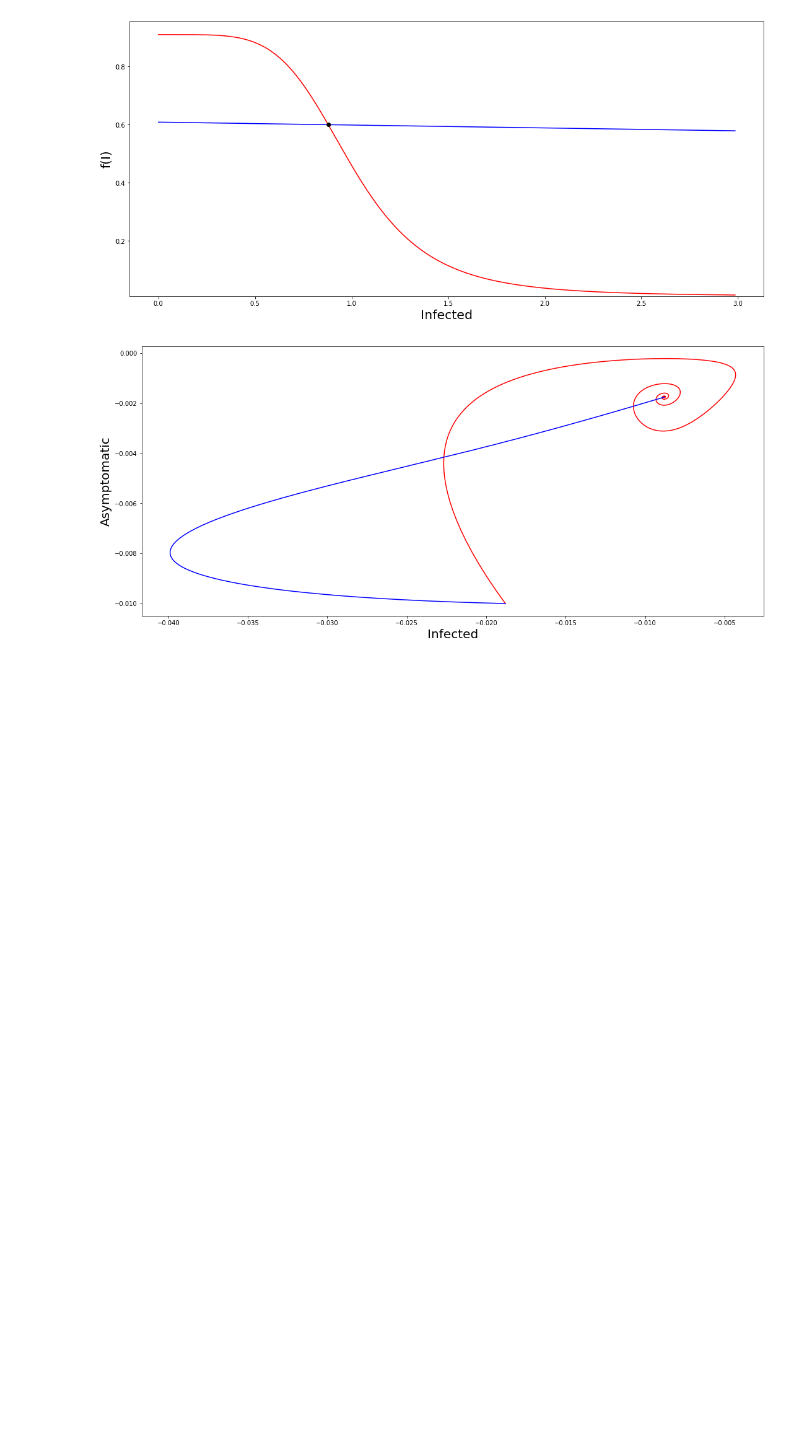
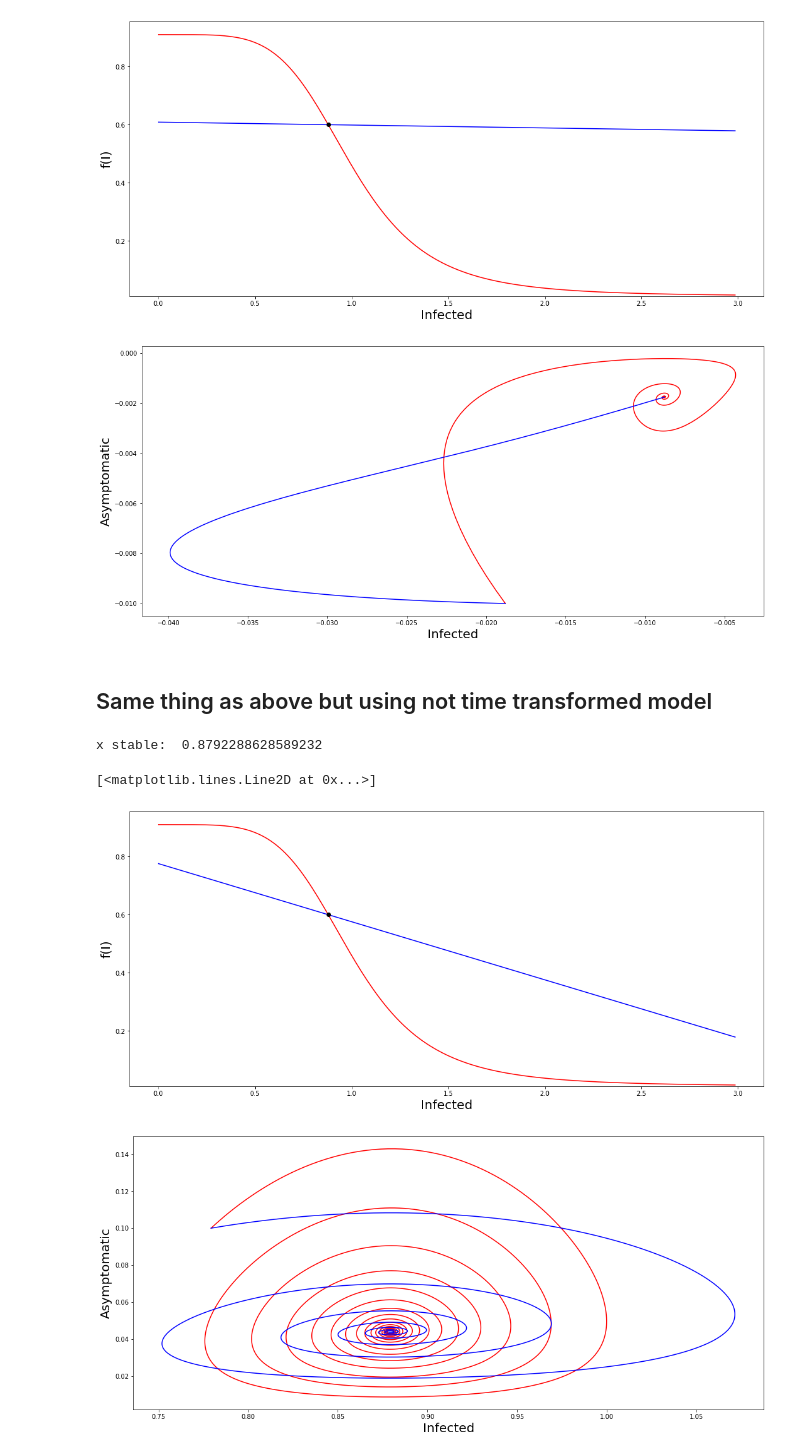
Before and after one commit to holiday-pettijohn/COVID-Tracking-Biola-Summer, a Jupyter notebook: Code/Feedback Paper Code/Linear Approximation Proving.ipynb, the cells around one changed output. Saved outputs shown, nothing was run; the diff lists cells and outputs as text; code cells hidden in the pictures; blank space fills up the shorter version.

Commit message:
version of previous commit
added another version of previous commit for further persuasion

```diff
--- a/Code/Feedback Paper Code/Linear Approximation Proving.ipynb
+++ b/Code/Feedback Paper Code/Linear Approximation Proving.ipynb
@@ -183,3 +183,76 @@ x stable:  -0.008792288628589232
 [<matplotlib.lines.Line2D at 0x...>]
 [figure]
 [figure]
+# %% [markdown]
+## Same thing as above but using not time transformed model
+# %%
+def odeDrawerNormal(start, time, p, speed=.1): #using the equations, p = [v_1, k_1, k_2, k_3, b0, b1, b2, b3]
+    y = np.zeros(time)
+    x = np.zeros(time)
+    y[0] = start[1]
+    x[0] = start[0]
+    for i in range(1, time): #just iterate equations
+        yDot = feedFunc(x[i-1], p[3], p[4], p[5], p[6])*y[i-1] - p[1]*y[i-1]
+        xDot = p[2]*y[i-1] - p[3]*x[i-1]
+        y[i] = speed*yDot + y[i-1]
+        x[i] = speed*xDot + x[i-1]
+    return x,y
+
+def odeDrawerLinear(start, time, p, speed=.1): #using the equations, params = [v_1, k_1, k_2, k_3, b0, b1, b2, b3]
+    y = np.zeros(time)
+    x = np.zeros(time)
+    y[0] = start[1]
+    x[0] = start[0]
+    for i in range(1, time): #just iterate equations
+        yDot = p[0]*x[i-1]*y[i-1] - p[0]*feedFuncInverse(p[1], p[3], p[4], p[5], p[6])*y[i-1]
+        xDot = p[2]*y[i-1] - p[3]*x[i-1]
+        y[i] = speed*yDot + y[i-1]
+        x[i] = speed*xDot + x[i-1]
+    return x,y
+
+bVars = [.01, .9, 1, 5]
+
+v_1 = -.2 # Focus on this parameter the slope of the linear version
+k_1 = .6
+k_3 = .2
+params = [v_1, k_1, k_3, bVars[0], bVars[1], bVars[2], bVars[3]]
+
+xStable = feedFuncInverse(params[1], params[3], params[4], params[5], params[6])
+print("x stable: ", xStable)
+
+
+### Graph feedback curve
+
+fig, ax = plt.subplots(figsize=(18,8))
+
+ax.plot(xData, feedFunc(xData, bVars[0], bVars[1], bVars[2], bVars[3]), color="red") #non linear model
+
+v_0 = -v_1*feedFuncInverse(k_1, bVars[0], bVars[1], bVars[2], bVars[3]) + k_1
+
+ax.plot(xData, xData*v_1+v_0, color="blue") #linear model
+
+ax.plot(feedFuncInverse(k_1, bVars[0], bVars[1], bVars[2], bVars[3]), k_1, color="black", marker='o')
+
+ax.set_ylim([.97*bVars[0], 1.05*(bVars[0]+bVars[1])])
+
+ax.set_xlabel("Infected", fontsize=20)
+ax.set_ylabel("f(I)", fontsize=20)
+
+
+### Graph P-Plane
+fig2, ax2 = plt.subplots(figsize=(18,8))
+
+ax2.set_ylabel("Asymptomatic", fontsize=20)
+ax2.set_xlabel("Infected", fontsize=20)
+
+startPoint = [xStable -.1, .1]
+
+x,y = odeDrawerNormal(startPoint, 10000, params, speed=.1)
+ax2.plot(x,y, color="red") #non linear model
+x,y = odeDrawerLinear(startPoint, 10000, params, speed =.1)
+ax2.plot(x,y, color="blue") #linear model
+# %% [output]
+x stable:  0.8792288628589232
+[<matplotlib.lines.Line2D at 0x...>]
+[figure, added]
+[figure, added]
```
